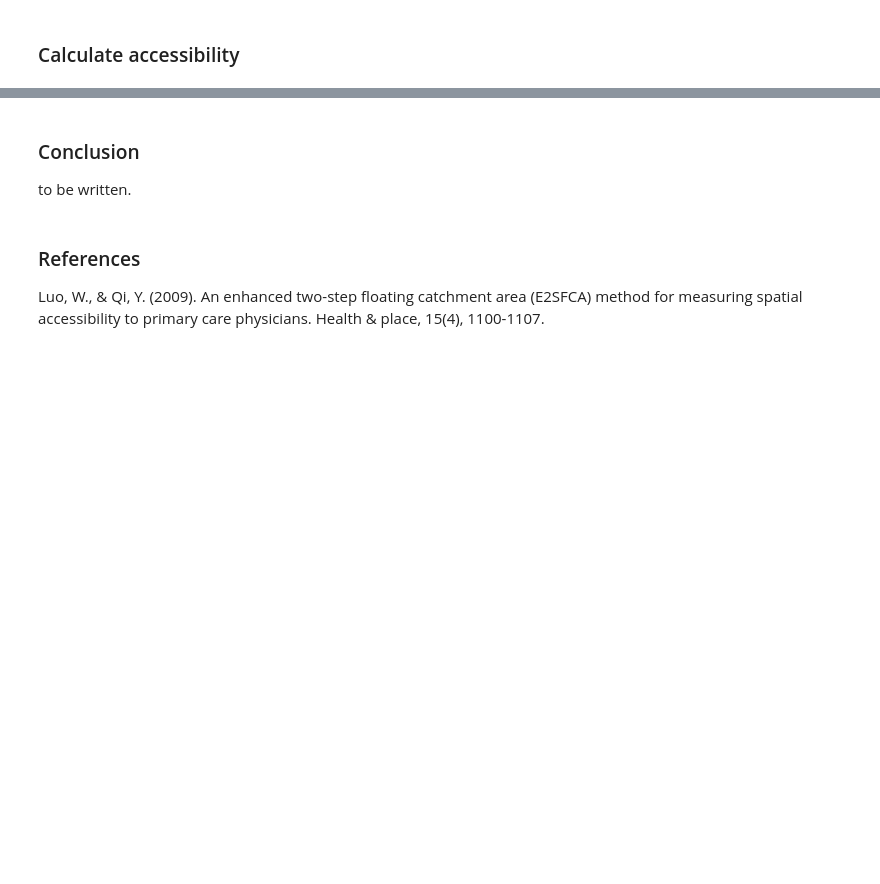
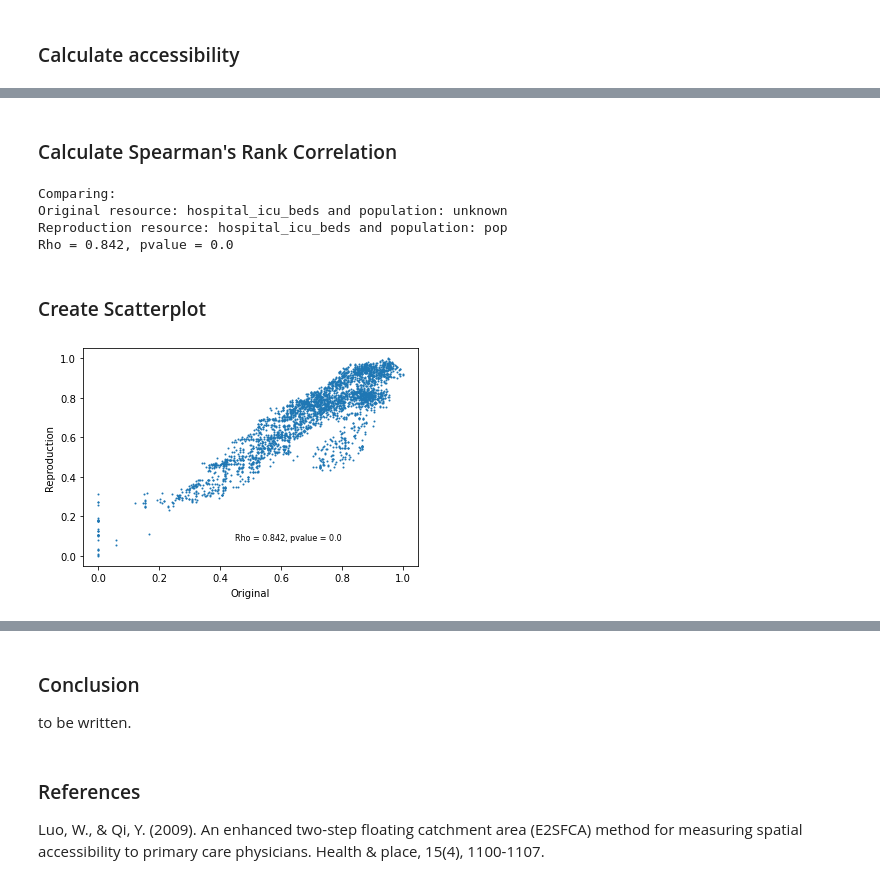
Before and after one commit to gsokolow/RPr-Kang-2020, a Jupyter notebook: procedure/code/03-COVID-19Acc-Reanalysis.ipynb, the cells around one changed output, grey strips where cells are left out. Saved outputs shown, nothing was run; the diff lists cells and outputs as text; code cells hidden in the pictures; blank space fills up the shorter version.

Commit message:
working code, drafted results
would like to add images and need to write conclusion

```diff
--- a/procedure/code/03-COVID-19Acc-Reanalysis.ipynb
+++ b/procedure/code/03-COVID-19Acc-Reanalysis.ipynb
@@ -812,0 +812,7 @@ Wall time: 2min
+# %%
+# add weight field to each catchment polygon
+for i in range(len(weights)):
+    catchments[i]['weight'] = weights[i]
+# combine the three sets of catchment polygons into one geodataframe
+geocatchments = pd.concat([catchments[0], catchments[1], catchments[2]])
+geocatchments
@@ -854,0 +944,8 @@ Classified Accessibility Outputs
+# %%
+# Import study results to compare
+# hospital_i assumed to be for ICU and hospital_v assumed to be for ventilator
+# however it's unknown whether the population is the COVID-19 population or the AT RISK population
+fp = 'data/derived/public/Chicago_ACC.shp'
+og_result = gpd.read_file(fp)
+og_result.set_index("id")
+og_result.head()
@@ -854,0 +961,4 @@ Classified Accessibility Outputs
+# %%
+result.set_index("id")
+result_compare = result.join(og_result[["hospital_i","hospital_v"]])
+result_compare.head()
@@ -854,0 +972,2 @@ Classified Accessibility Outputs
+# %% [markdown]
+### Calculate Spearman's Rank Correlation
@@ -854,0 +976,32 @@ Classified Accessibility Outputs
+# %%
+# set original_resource variable to the name of original results column matching the modeling choice
+if resource_dropdown.value == "icu_beds":
+    original_resource = "hospital_i"
+else:
+    original_resource = "hospital_v"
+
+# calculate spearman's rho
+rho = stats.spearmanr(result_compare[[original_resource, resource_dropdown.value]])
+
+# format text output
+correlationmsg = "Comparing: \n" + "Original resource: " + resource_dropdown.value + " and population: unknown\n" + "Reproduction resource: " + resource_dropdown.value + " and population: " + population_dropdown.value
+# correlationmsg += "\nStreet network buffered? "
+print(correlationmsg)
+rho_result = "Rho = " + str(round(rho.correlation,3)) + ", pvalue = " + str(round(rho.pvalue,3))
+print(rho_result)
+# %% [output]
+Comparing:
+Original resource: hospital_icu_beds and population: unknown
+Reproduction resource: hospital_icu_beds and population: pop
+Rho = 0.842, pvalue = 0.0
+# %% [markdown]
+### Create Scatterplot
+# %%
+plt.scatter(result_compare[[original_resource]], result_compare[[resource_dropdown.value]], s=1)
+plt.xlabel("Original", labelpad=5)
+plt.ylabel("Alternate Reproduction", labelpad=5)
+plt.text(.45, .08, rho_result, fontsize=8)
+# save plot as image with file name including icu/ventilators and buffered or not
+plt.savefig("./results/figures/reproduction/compare_{}_.png".format(resource_dropdown.value))
+# %% [output]
+[figure, added]
```
Also changed, not shown: parts of 22 cells of this notebook, 6 other files.
